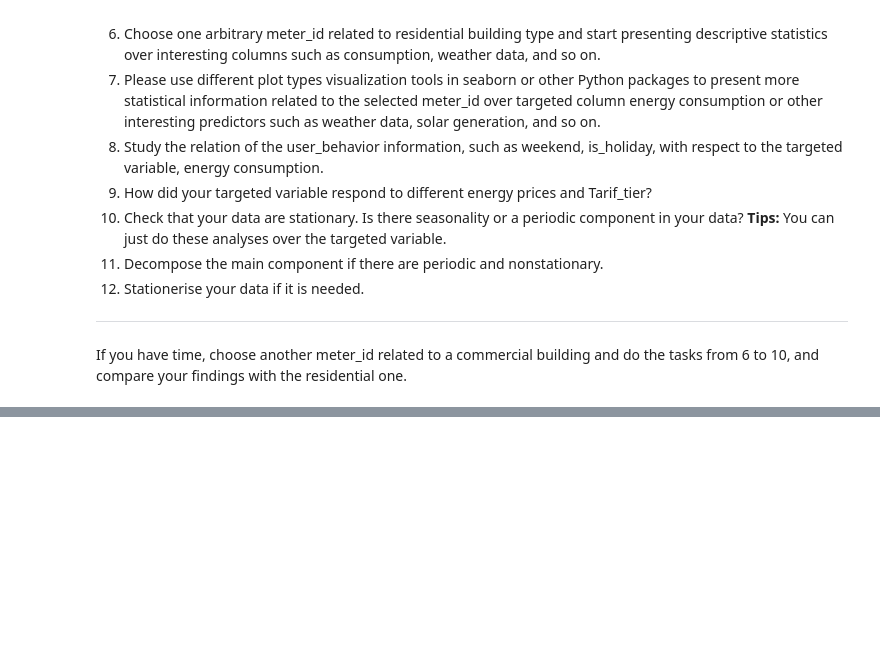
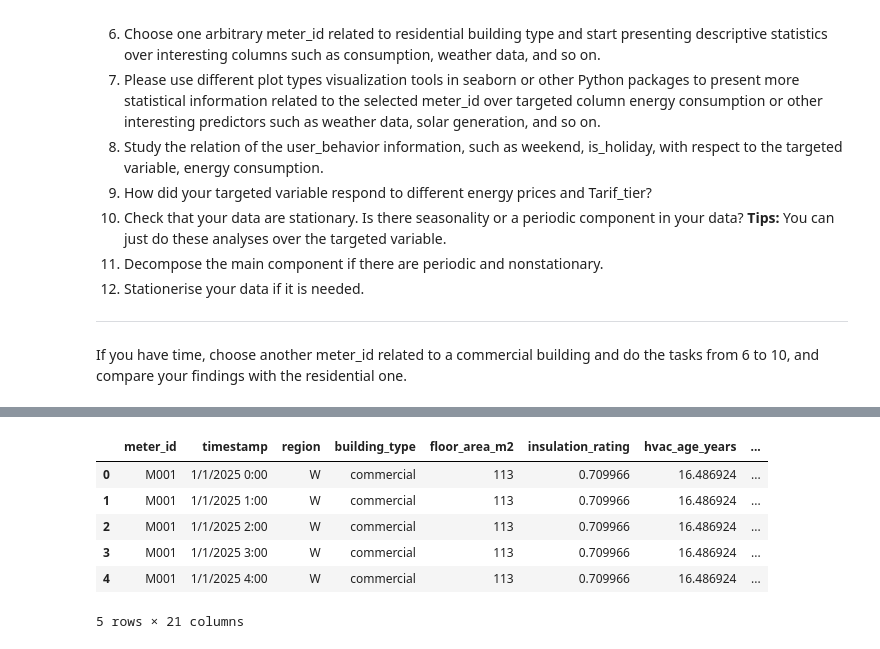
Before and after one commit to tersor/dat803, a Jupyter notebook: oppgave-02/Assigenment2.ipynb, the cells around one changed output, grey strips where cells are left out. Drawn from its saved outputs; the diff is of its cells as text; code cells hidden in the pictures; blank space fills up the shorter version.

```diff
--- a/oppgave-02/Assigenment2.ipynb
+++ b/oppgave-02/Assigenment2.ipynb
@@ -69,3 +69,16 @@ Weathers has a diurnal cycle and region baselines; price depends on tariff tier
 12)  Stationerise your data if it is needed.
 ----------------------------------------------------------
 If you have time, choose another meter_id related to a commercial building and do the tasks from 6 to 10, and compare your findings with the residential one.
+# %%
+# 1) Read the datasets and check the info, type of data, and so on.
+#
+# read Main_data.csv
+import importlib
+import pandas as pd
+import Utilities
+importlib.reload(Utilities)
+from Utilities import is_weekend, is_holiday
+
+# Load datasets
+df_main = pd.read_csv("Main_data.csv")
+df_weather = pd.read_csv("Weather_data.csv")
@@ -71,0 +114,11 @@ If you have time, choose another meter_id related to a commercial building and d
+# %%
+# print first 5 rows
+df_main.head(5)
+# %% [output]
+|  | meter_id | timestamp | region | building_type | floor_area_m2 | insulation_rating | hvac_age_years | ... |
+| 0 | M001 | 1/1/2025 0:00 | W | commercial | 113 | 0.709966 | 16.486924 | ... |
+| 1 | M001 | 1/1/2025 1:00 | W | commercial | 113 | 0.709966 | 16.486924 | ... |
+| 2 | M001 | 1/1/2025 2:00 | W | commercial | 113 | 0.709966 | 16.486924 | ... |
+| 3 | M001 | 1/1/2025 3:00 | W | commercial | 113 | 0.709966 | 16.486924 | ... |
+| 4 | M001 | 1/1/2025 4:00 | W | commercial | 113 | 0.709966 | 16.486924 | ... |
+5 rows × 21 columns
```
Also changed, not shown: parts of 7 cells of this notebook, 1 other file.
